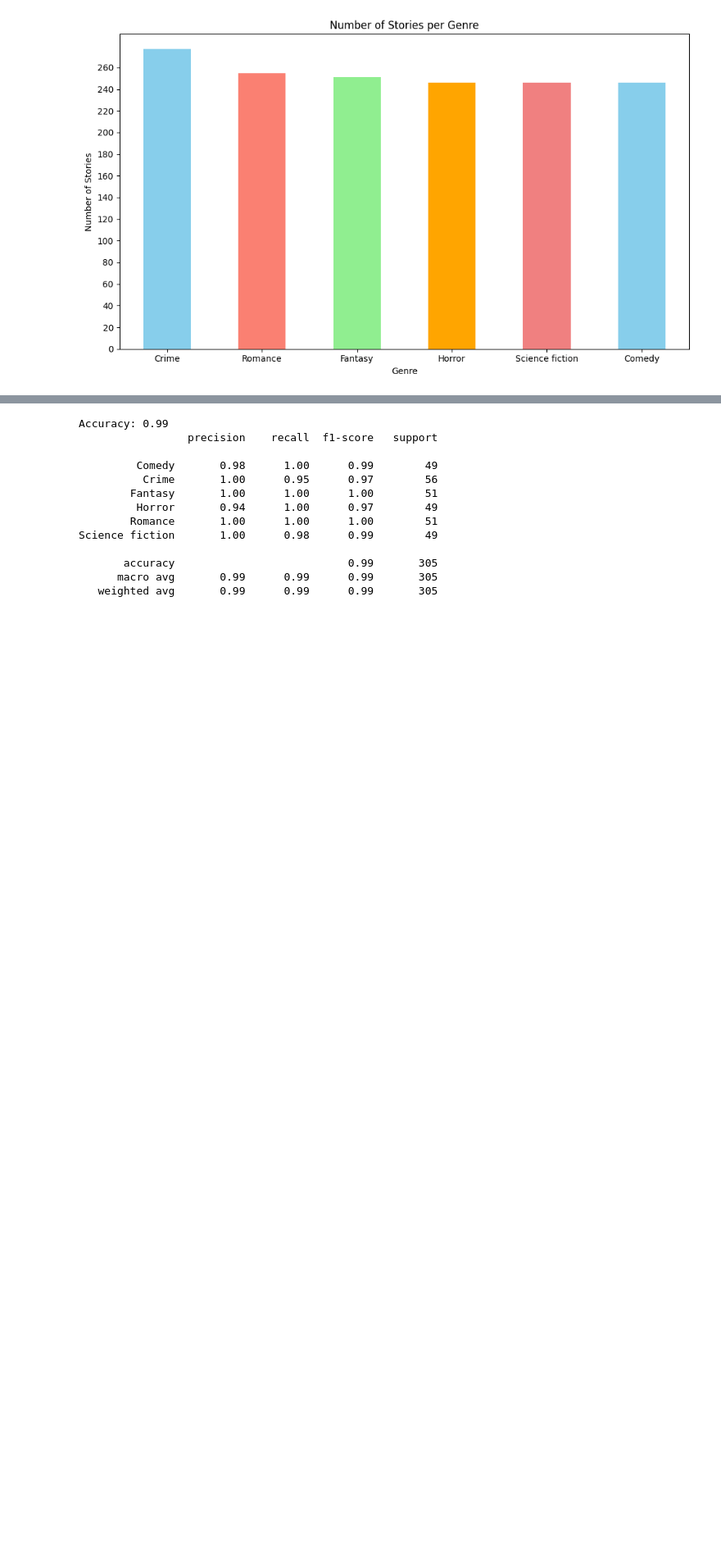
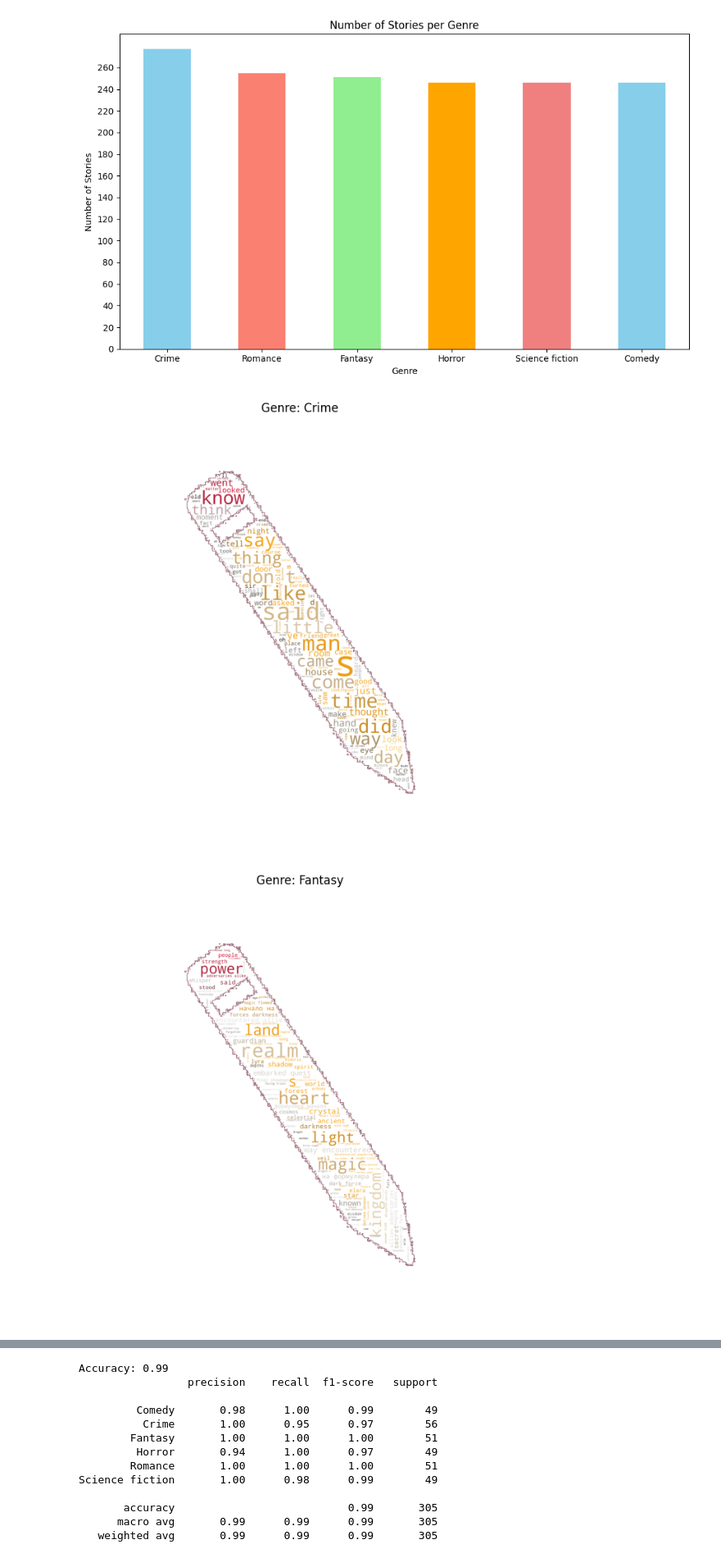
Before and after one commit to ViktorSkachkov/Python_Text_Analyzer, a Jupyter notebook: Text_Analyzer_Multi_Labels_Test_With_Titles_Optimized_Code.ipynb, the cells around one changed output, grey strips where cells are left out. Shown: that part at 82% size. Cells and saved outputs as stored; diff of their text form; code cells hidden in the pictures; blank space fills up the shorter version.

```diff
--- a/Text_Analyzer_Multi_Labels_Test_With_Titles_Optimized_Code.ipynb
+++ b/Text_Analyzer_Multi_Labels_Test_With_Titles_Optimized_Code.ipynb
@@ -110,0 +160,16 @@ def clean_text(text):
+# %%
+# Create a separate word cloud for each genre
+genres = stories['genre'].unique()
+
+for genre in genres:
+    # Filter the stories by genre
+    genre_stories = stories[stories['genre'] == genre]
+    # Concatenate all the text data for the genre into a single string
+    genre_texts = ' '.join(genre_stories['text'])
+    # Clean the concatenated text
+    clean_genre_texts = clean_text(genre_texts)
+    # Generate and display the word cloud for the genre
+    generate_wordcloud(clean_genre_texts, f'Genre: {genre}', wordcloud_mask)
+# %% [output]
+[figure, added]
+[figure, added]
```
Also changed, not shown: parts of 5 cells of this notebook.
